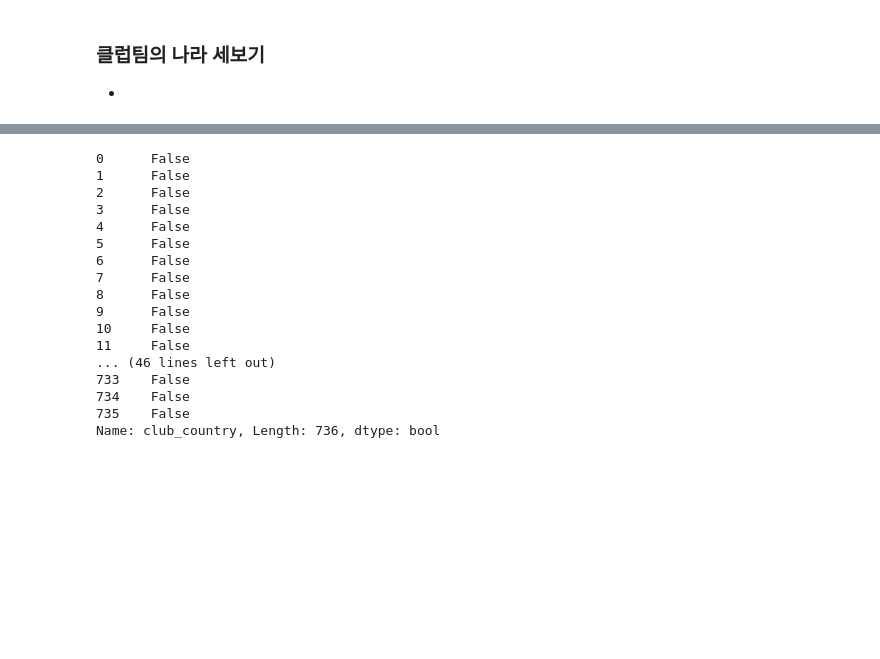
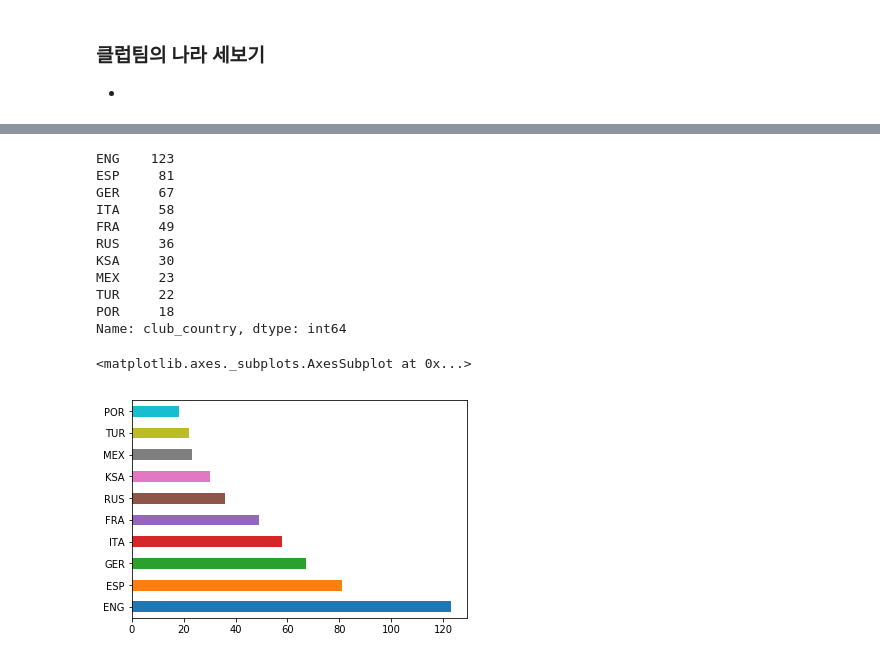
Before and after one commit to joyce04/python_database_class, a Jupyter notebook: 2.Pandas,Numpy/1.Pandas를 활용한 데이터 분석.ipynb, the cells around one changed output, grey strips where cells are left out. Saved outputs shown, nothing was run; the diff lists cells and outputs as text; code cells hidden in the pictures; blank space fills up the shorter version.

```diff
--- a/2.Pandas,Numpy/1.Pandas를 활용한 데이터 분석.ipynb
+++ b/2.Pandas,Numpy/1.Pandas를 활용한 데이터 분석.ipynb
@@ -210,22 +200,22 @@ Name: club_country, Length: 736, dtype: object
 # 정규식을 활용해 추출하는 메소드 extract()를 제공한다
 # players.club.str.extract(r'([(])([A-Z]+)([)])', expand=False)
 # %%
-players.club_country.isnull()
+players.club_country.value_counts()[:10]
 # %% [output]
-0      False
-1      False
-2      False
-3      False
-4      False
-5      False
-6      False
-7      False
-8      False
-9      False
-10     False
-11     False
-... (46 lines left out)
-733    False
-734    False
-735    False
-Name: club_country, Length: 736, dtype: bool
+ENG    123
+ESP     81
+GER     67
+ITA     58
+FRA     49
+RUS     36
+KSA     30
+MEX     23
+TUR     22
+POR     18
+Name: club_country, dtype: int64
+# %%
+country_count_top_10 = players.club_country.value_counts()[:10]
+country_count_top_10.plot(kind='barh')
+# %% [output]
+<matplotlib.axes._subplots.AxesSubplot at 0x...>
+[figure, added]
```
Also changed, not shown: parts of 9 cells of this notebook, 4 other files.
